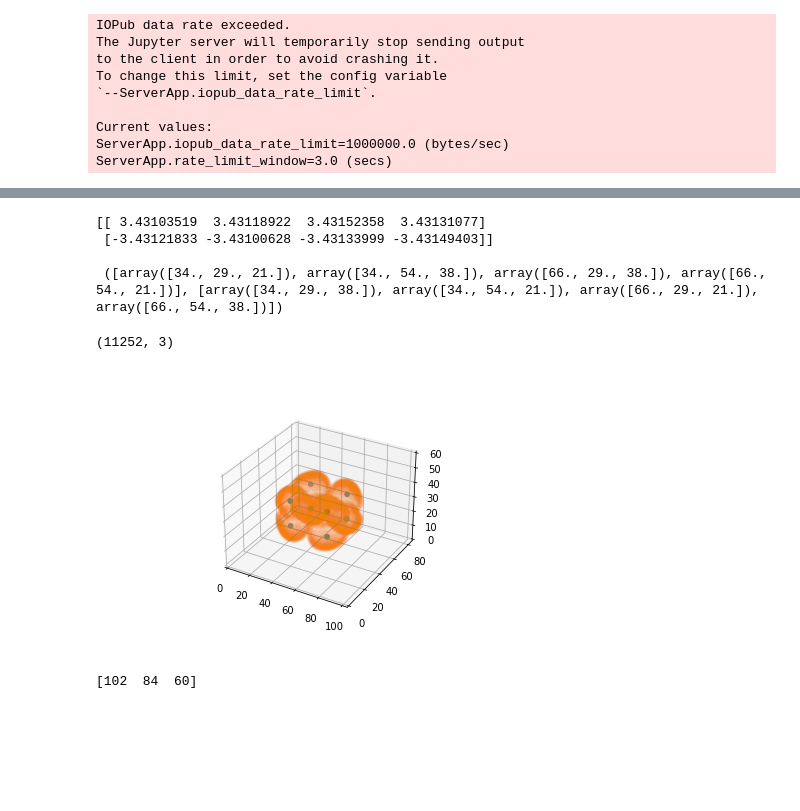
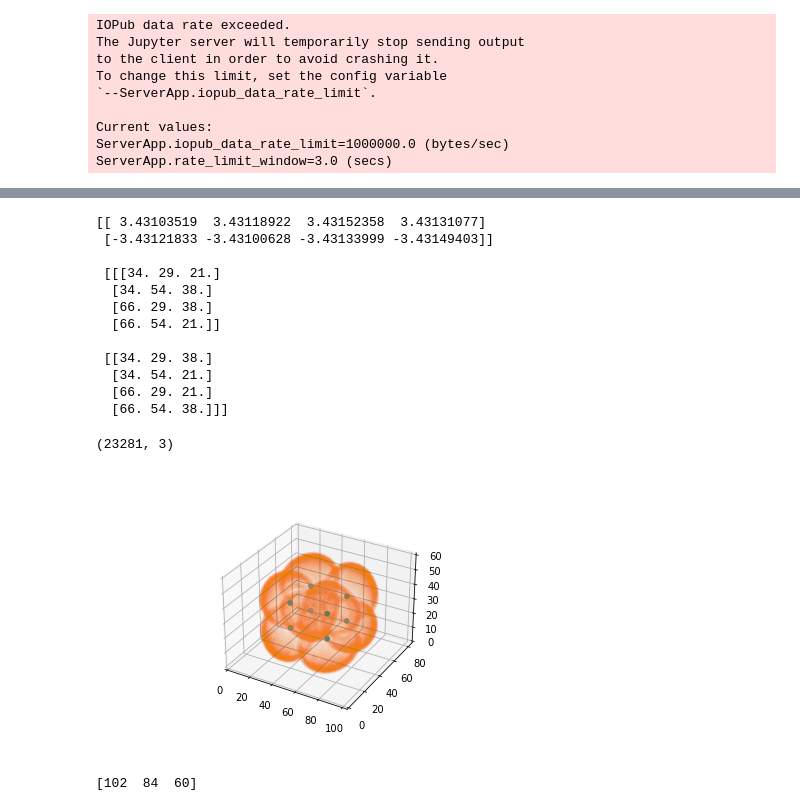
Before and after one commit to dgg95223/ML_Coupling, a Jupyter notebook: Untitled.ipynb, the cells around one changed output, grey strips where cells are left out. Drawn from its saved outputs; the diff is of its cells as text; code cells hidden in the pictures; blank space fills up the shorter version.

```diff
--- a/Untitled.ipynb
+++ b/Untitled.ipynb
@@ -171,10 +163,18 @@ a, b = md.MO_descriptor('data/homo-s0.cube').make()
 # %%
-print(np.multiply(a,0.220854**3),'\n\n',b)
+print(np.multiply(a,0.220854**3),'\n\n',np.array(b))
 # %% [output]
 [[ 3.43103519  3.43118922  3.43152358  3.43131077]
  [-3.43121833 -3.43100628 -3.43133999 -3.43149403]]
 
- ([array([34., 29., 21.]), array([34., 54., 38.]), array([66., 29., 38.]), array([66., 54., 21.])], [array([34., 29., 38.]), array([34., 54., 21.]), array([66., 29., 21.]), array([66., 54., 38.])])
+ [[[34. 29. 21.]
+  [34. 54. 38.]
+  [66. 29. 38.]
+  [66. 54. 21.]]
+
+ [[34. 29. 38.]
+  [34. 54. 21.]
+  [66. 29. 21.]
+  [66. 54. 38.]]]
 # %%
 import numpy as np
 c = b[0]
@@ -185,33 +185,33 @@ from cube2ovlp import load_cube, load_dat
 nq, dq, value = load_cube('data/homo-s0.cube')
 negative = []
 for ii, i in np.ndenumerate(value):
-    if (i < -1.5e-2 and i > -2e-2) or (i > 1.5e-2 and i < 2e-2):
+    if (i < -1.5e-3 and i > -2e-3) or (i > 1.5e-3 and i < 2e-3):
         negative.append(ii)
 print(np.array(negative).shape)
 # %% [output]
-(11252, 3)
+(23281, 3)
 # %%
 # import matplotlib
 # matplotlib.use('Agg')
 %matplotlib inline
 %matplotlib widget
 import matplotlib.pyplot as plt
 
 X = e
 Y = np.array(negative)
 # db = DBSCAN(eps=1, min_samples=5).fit_predict(X)
 
 fig = plt.figure()
 ax = fig.add_subplot(projection='3d')
 ax.scatter(X[:, 0], X[:, 1], X[:, 2])
-ax.scatter(Y[:, 0], Y[:, 1], Y[:, 2], alpha=0.02)
+ax.scatter(Y[:, 0], Y[:, 1], Y[:, 2], alpha=0.01)
 ax.set_xlim(0,102)
 ax.set_ylim(0,84)
 ax.set_zlim(0, 60)
 plt.show()
 # plt.savefig('test.pdf')
 # %% [output]
-[figure, old version]
+[figure, new version]
 # %%
 print(nq)
 # %% [output]
```
Also changed, not shown: parts of 1 cell of this notebook, 1 other file.
